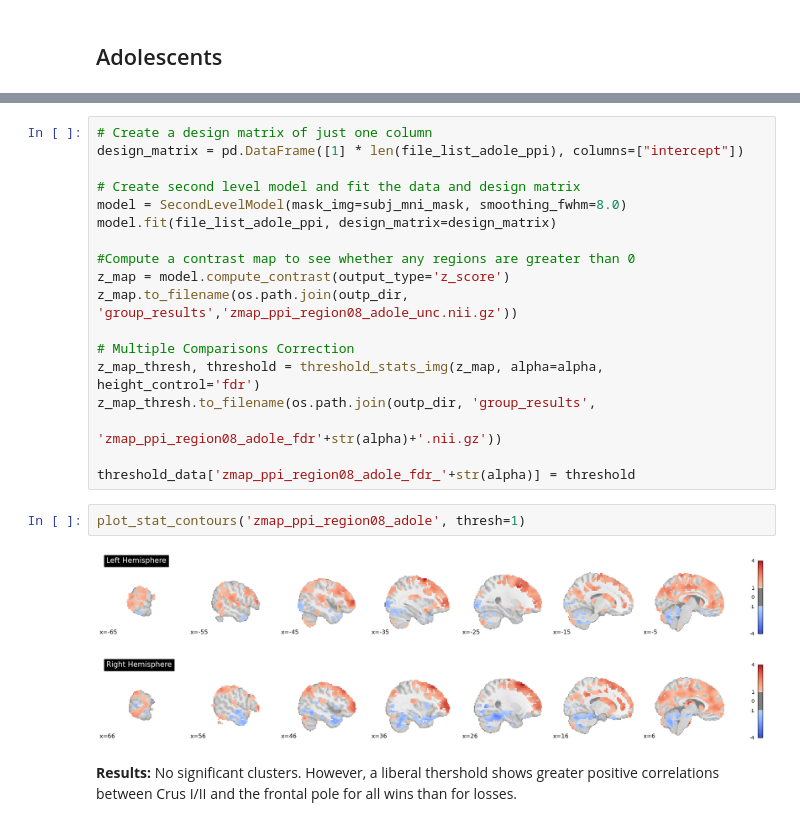
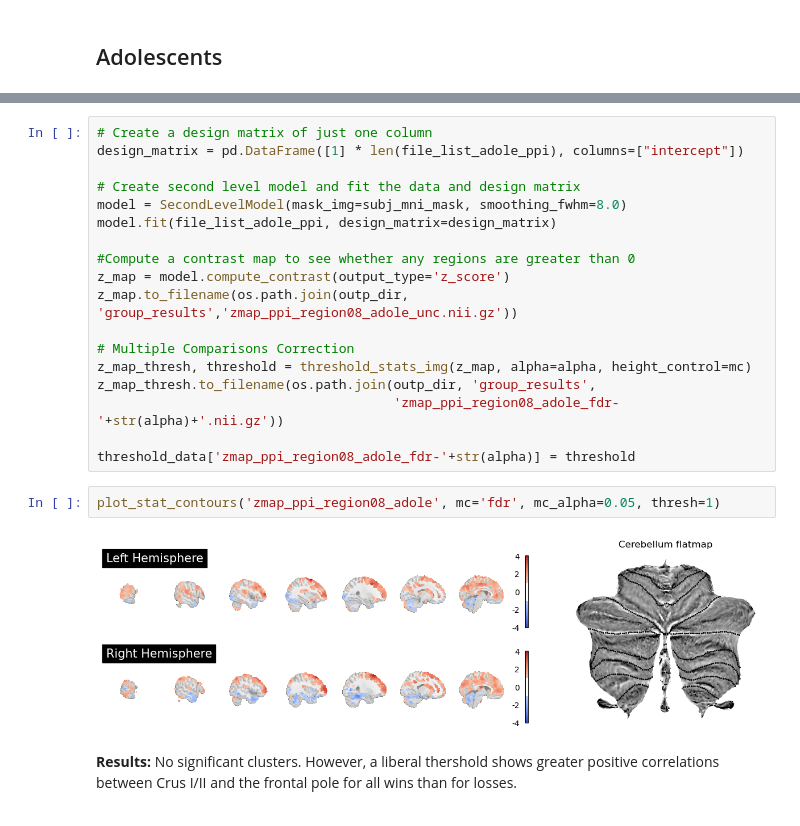
Before and after one commit to hspopal/social_doors, a Jupyter notebook: code/ppi_cerebellum.ipynb, the cells around one changed output, grey strips where cells are left out. Cells and saved outputs as stored; diff of their text form.

```diff
--- a/code/ppi_cerebellum.ipynb
+++ b/code/ppi_cerebellum.ipynb
@@ -547,16 +578,15 @@ z_map = model.compute_contrast(output_type='z_score')
 z_map.to_filename(os.path.join(outp_dir, 'group_results','zmap_ppi_region08_adole_unc.nii.gz'))
 
 # Multiple Comparisons Correction
-z_map_thresh, threshold = threshold_stats_img(z_map, alpha=alpha, height_control='fdr')
+z_map_thresh, threshold = threshold_stats_img(z_map, alpha=alpha, height_control=mc)
 z_map_thresh.to_filename(os.path.join(outp_dir, 'group_results',
-                                      'zmap_ppi_region08_adole_fdr'+str(alpha)+'.nii.gz'))
+                                      'zmap_ppi_region08_adole_fdr-'+str(alpha)+'.nii.gz'))
 
-threshold_data['zmap_ppi_region08_adole_fdr_'+str(alpha)] = threshold
+threshold_data['zmap_ppi_region08_adole_fdr-'+str(alpha)] = threshold
 # %%
-plot_stat_contours('zmap_ppi_region08_adole', thresh=1)
+plot_stat_contours('zmap_ppi_region08_adole', mc='fdr', mc_alpha=0.05, thresh=1)
 # %% [output]
-[figure, old version]
+[figure, new version]
-[figure, removed]
 # %% [markdown]
 **Results:** No significant clusters. However, a liberal thershold shows greater positive correlations between Crus I/II and the frontal pole for all wins than for losses.
 # %% [markdown]
```
Also changed, not shown: parts of 14 cells of this notebook, 11 other files.
